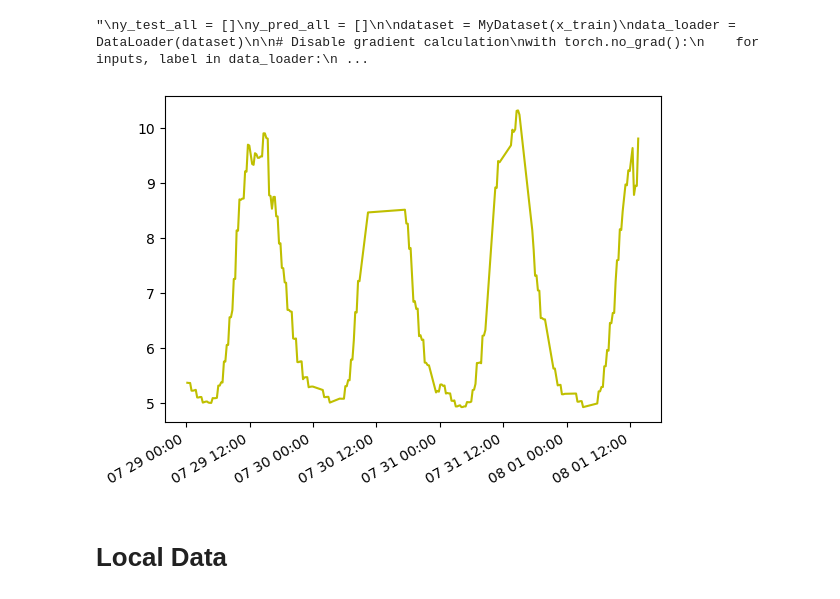
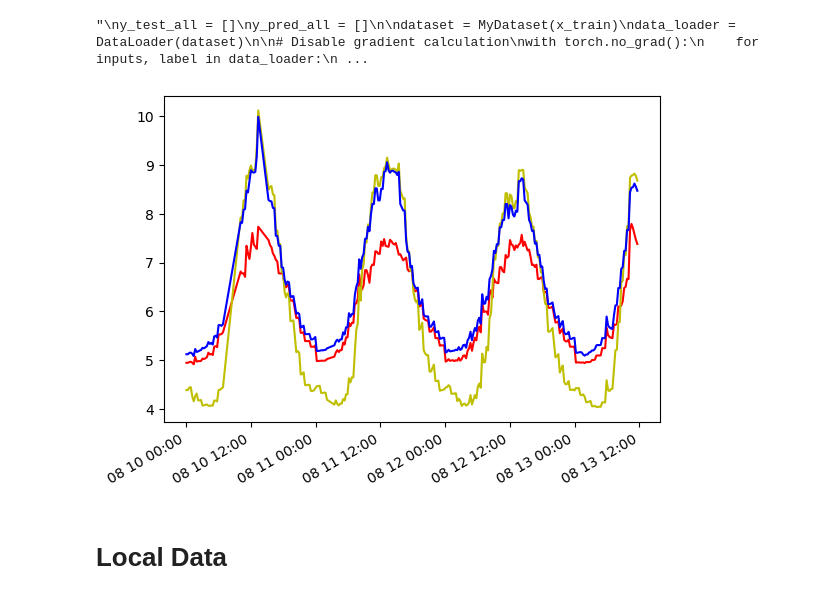
Before and after one commit to NawidT/morefish-ml, a Jupyter notebook: training/do_training.ipynb, the cells around one changed output. Cells and saved outputs as stored; diff of their text form; code cells hidden in the pictures.

```diff
--- a/training/do_training.ipynb
+++ b/training/do_training.ipynb
@@ -660,10 +649,10 @@ len(df)
 # %% [output]
 778
 # %%
-df = pd.read_csv("../datasets/Sensor-predict/ccda4-sandboxdo.csv")
-weatherds = pd.read_csv("../datasets/Sensor-predict/ccdaweather.csv")
+df = pd.read_csv("../datasets/Sensor-predict/sparkfarms-aug13-prod.csv")
+weatherds = pd.read_csv("../datasets/Sensor-predict/sparkfarmsweather.csv")
 # %%
-df.rename(columns={'dvd_ph': 'ph', 'dvd_temp': 'temperature_oc', 'dvd_created_at': 'datetime', 'dvd_do': 'do_linreg'}, inplace=True)
+df.rename(columns={'dvd_ph': 'ph', 'dvd_temp': 'temperature_oc', 'dvd_created_at': 'datetime', 'dvd_do': 'PROD'}, inplace=True)
 df['rounded_datetime'] = pd.to_datetime(df['datetime']).dt.round('H')
 df['datetime'] = pd.to_datetime(df['datetime'])
 
@@ -712,27 +701,44 @@ df['DeepNN'] = y_pred_all
 # %%
 import matplotlib.pyplot as plt
 from matplotlib.dates import DateFormatter
 
 
+y_pred = ridge.predict(x_train)
+df['ridge'] = y_pred
+
+y_pred = svm_spline.predict(x_train)
+df['svm_spline'] = y_pred
+
+y_pred - svm_q.predict(x_train)
+df['svm_q'] = y_pred
+
+y_pred = svm_robust.predict(x_train)
+df['svm_robust'] = y_pred
+
 y_pred = do_predict(x_train)
-df['ridge'] = y_pred
+df['weighted'] = y_pred
+
+y_pred = manuel_do_predict(x_train)
+df['manuel'] = y_pred
 
 
 fig, ax = plt.subplots()
-bet = df.loc[df['datetime'].between('2023-07-29', '2023-08-29')]
-bet2 = df.loc[df['datetime'].between('2023-07-29', '2023-08-29')]
+bet = df.loc[df['datetime'].between('2023-08-10', '2023-08-29')]
+bet2 = df.loc[df['datetime'].between('2023-08-10', '2023-08-29')]
 
-#ax.plot(bet['datetime'], bet['do_linreg'].astype(float), 'g')
-ax.plot(bet['datetime'], bet2['ridge'].astype(float), 'y')
+ax.plot(bet['datetime'], bet['PROD'].astype(float), 'r')
+ax.plot(bet['datetime'], bet2['weighted'].astype(float), 'y')
+ax.plot(bet['datetime'], bet2['manuel'].astype(float), 'b')
+#ax.plot(bet['datetime'], bet2['svm_robust'].astype(float), 'g')
 
 myFmt = DateFormatter("%m %d %H:%M")
 ax.xaxis.set_major_formatter(myFmt)
 
 ## Rotate date labels automatically
 fig.autofmt_xdate()
 plt.show()
 # %% [output]
-[figure, old version]
+[figure, new version]
 # %% [markdown]
 # Local Data
 # %%
```
Also changed, not shown: parts of 5 cells of this notebook, 6 other files.
